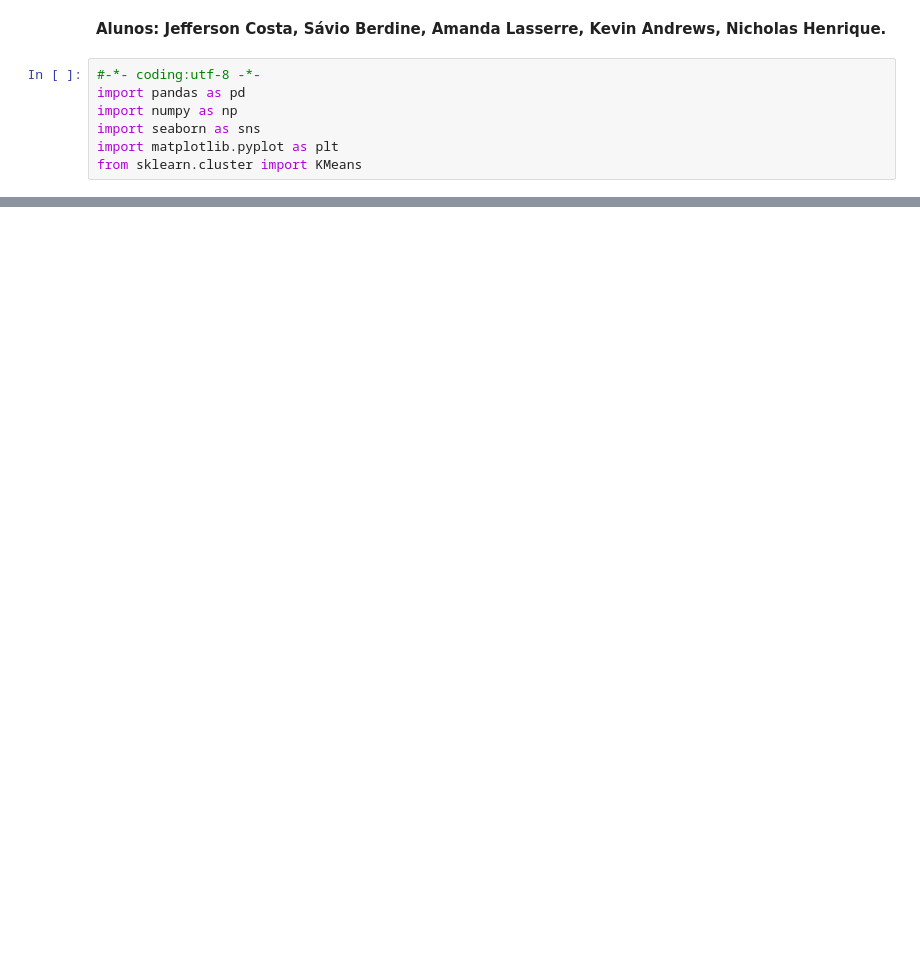
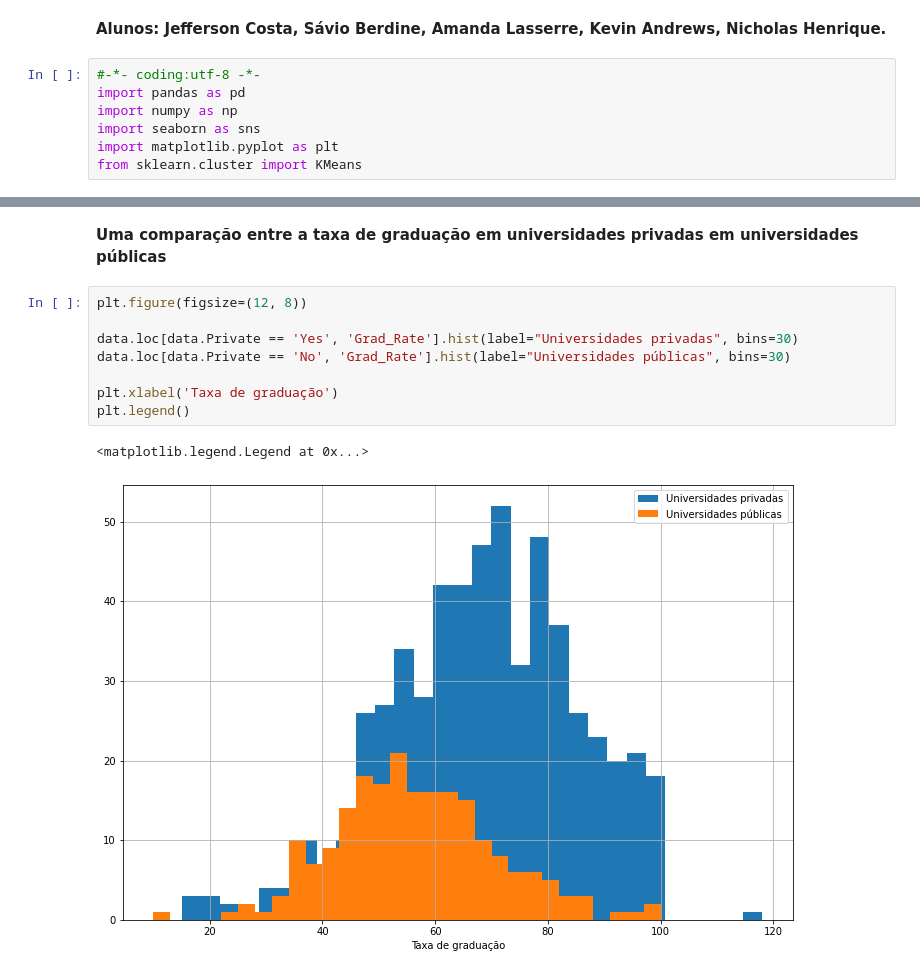
Before and after one commit to jc-costa/Aprendizagem-de-Maquina-SI, a Jupyter notebook: Mini-projeto Kmeans/K-means-College.ipynb, the cells around one changed output, grey strips where cells are left out. Drawn from its saved outputs; the diff is of its cells as text; blank space fills up the shorter version.

```diff
--- a/Mini-projeto Kmeans/K-means-College.ipynb
+++ b/Mini-projeto Kmeans/K-means-College.ipynb
@@ -58,0 +72,13 @@ plt.legend()
+# %% [markdown]
+**Uma comparação entre a taxa de graduação em universidades privadas em universidades públicas**
+# %%
+plt.figure(figsize=(12, 8))
+
+data.loc[data.Private == 'Yes', 'Grad_Rate'].hist(label="Universidades privadas", bins=30)
+data.loc[data.Private == 'No', 'Grad_Rate'].hist(label="Universidades públicas", bins=30)
+
+plt.xlabel('Taxa de graduação')
+plt.legend()
+# %% [output]
+<matplotlib.legend.Legend at 0x...>
+[figure, added]
```
Also changed, not shown: parts of 12 cells of this notebook.
